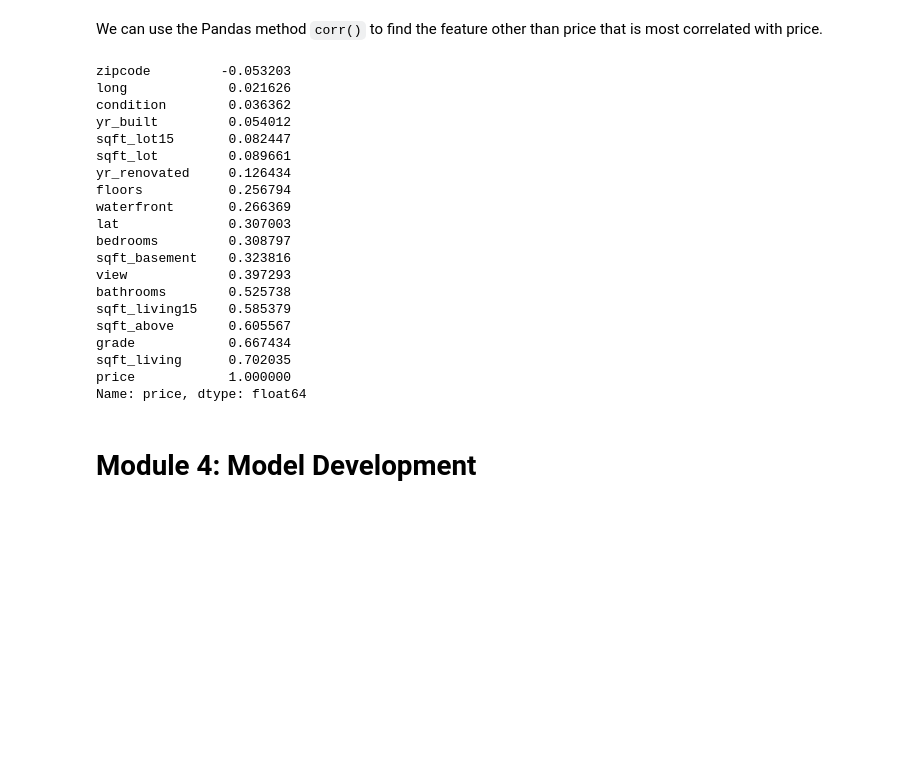
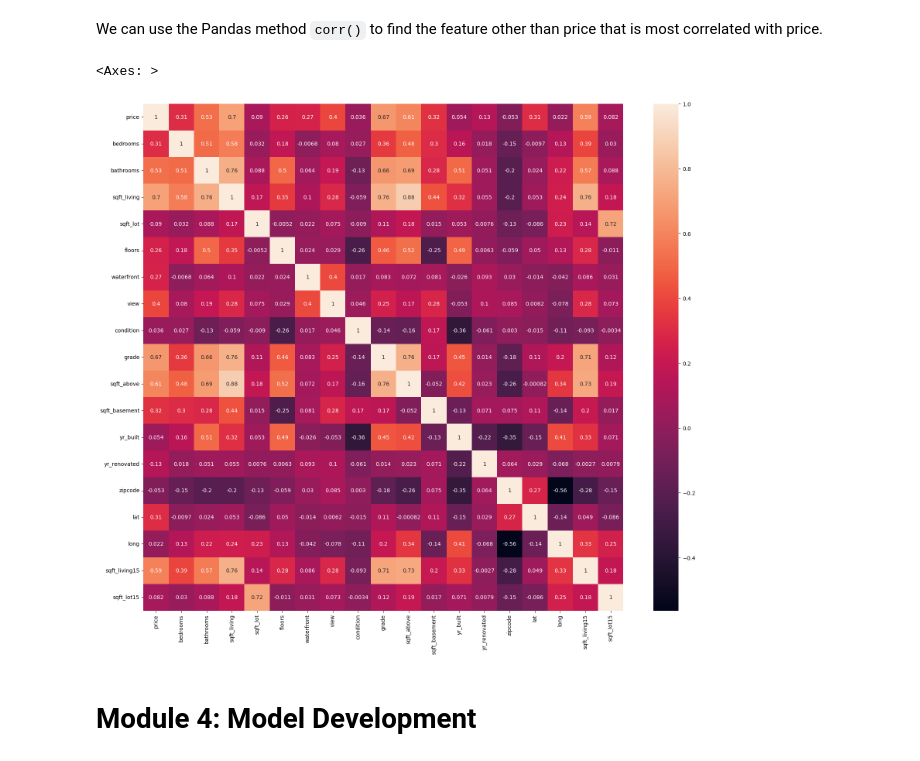
Before and after one commit to kennedyopokuasare/IBM_datascience, a Jupyter notebook: data_analysis/House_Sales_in_King_Count_USA-20231003-1696291200.jupyterlite.ipynb, the cells around one changed output. Saved outputs shown, nothing was run; the diff lists cells and outputs as text; code cells hidden in the pictures; blank space fills up the shorter version.

```diff
--- a/data_analysis/House_Sales_in_King_Count_USA-20231003-1696291200.jupyterlite.ipynb
+++ b/data_analysis/House_Sales_in_King_Count_USA-20231003-1696291200.jupyterlite.ipynb
@@ -252,27 +292,11 @@ We can use the Pandas method <code>corr()</code>  to find the feature other than
 # %%
 df1=df.loc[:,df.columns!="date"]
 df1.corr()['price'].sort_values()
+plt.figure(figsize=(20, 17))
+sns.heatmap(df1.corr(), annot=True)
 # %% [output]
-zipcode         -0.053203
-long             0.021626
-condition        0.036362
-yr_built         0.054012
-sqft_lot15       0.082447
-sqft_lot         0.089661
-yr_renovated     0.126434
-floors           0.256794
-waterfront       0.266369
-lat              0.307003
-bedrooms         0.308797
-sqft_basement    0.323816
-view             0.397293
-bathrooms        0.525738
-sqft_living15    0.585379
-sqft_above       0.605567
-grade            0.667434
-sqft_living      0.702035
-price            1.000000
-Name: price, dtype: float64
+<Axes: >
+[figure, added]
 # %% [markdown]
 # Module 4: Model Development
 # %% [markdown]
```
Also changed, not shown: parts of 5 cells of this notebook, 1 other file.
